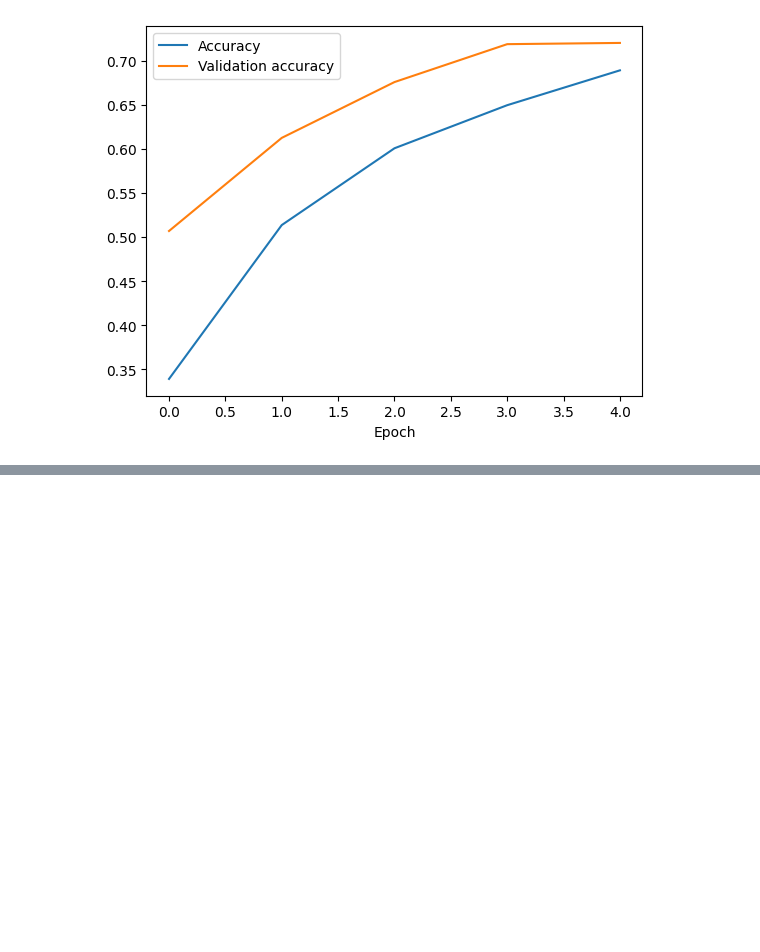
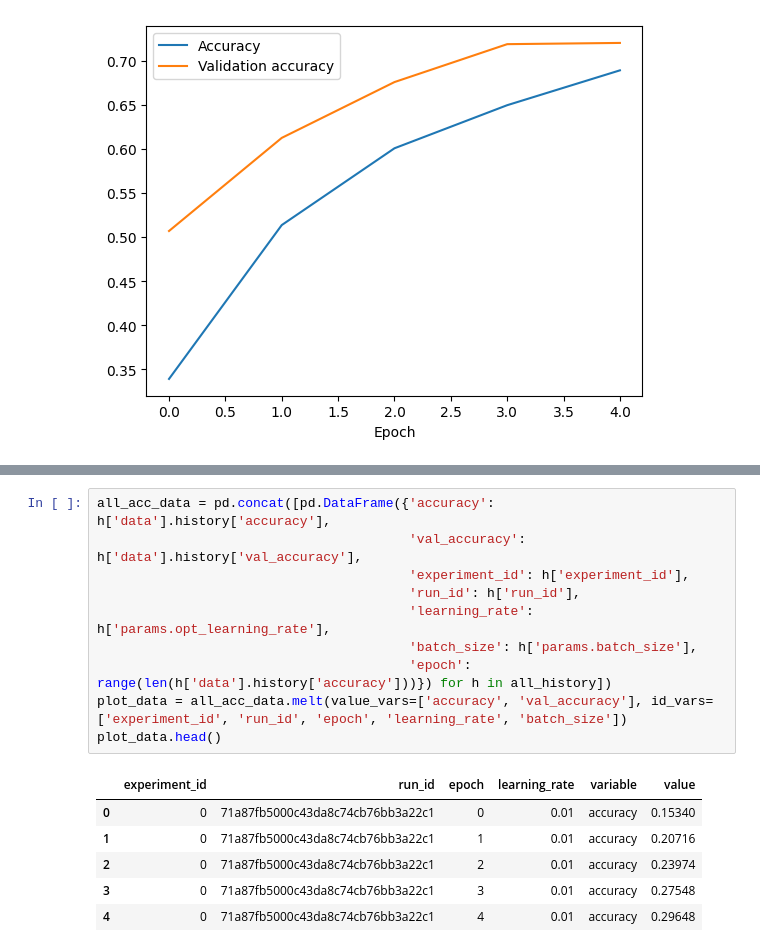
Before and after one commit to PaulHiemstra/exxample_ml_project, a Jupyter notebook: Example Notebook.ipynb, the cells around one changed output, grey strips where cells are left out. Drawn from its saved outputs; the diff is of its cells as text; blank space fills up the shorter version.

```diff
--- a/Example Notebook.ipynb
+++ b/Example Notebook.ipynb
@@ -116,0 +166,17 @@ starts tracking the most important metrics.
+# %%
+all_acc_data = pd.concat([pd.DataFrame({'accuracy': h['data'].history['accuracy'],
+                                        'val_accuracy': h['data'].history['val_accuracy'],
+                                        'experiment_id': h['experiment_id'],
+                                        'run_id': h['run_id'],
+                                        'learning_rate': h['params.opt_learning_rate'],
+                                        'batch_size': h['params.batch_size'],
+                                        'epoch': range(len(h['data'].history['accuracy']))}) for h in all_history])
+plot_data = all_acc_data.melt(value_vars=['accuracy', 'val_accuracy'], id_vars=['experiment_id', 'run_id', 'epoch', 'learning_rate', 'batch_size'])
+plot_data.head()
+# %% [output]
+|  | experiment_id | run_id | epoch | learning_rate | variable | value |
+| 0 | 0 | 71a87fb5000c43da8c74cb76bb3a22c1 | 0 | 0.01 | accuracy | 0.15340 |
+| 1 | 0 | 71a87fb5000c43da8c74cb76bb3a22c1 | 1 | 0.01 | accuracy | 0.20716 |
+| 2 | 0 | 71a87fb5000c43da8c74cb76bb3a22c1 | 2 | 0.01 | accuracy | 0.23974 |
+| 3 | 0 | 71a87fb5000c43da8c74cb76bb3a22c1 | 3 | 0.01 | accuracy | 0.27548 |
+| 4 | 0 | 71a87fb5000c43da8c74cb76bb3a22c1 | 4 | 0.01 | accuracy | 0.29648 |
```
Also changed, not shown: parts of 19 cells of this notebook, 3 other files.
